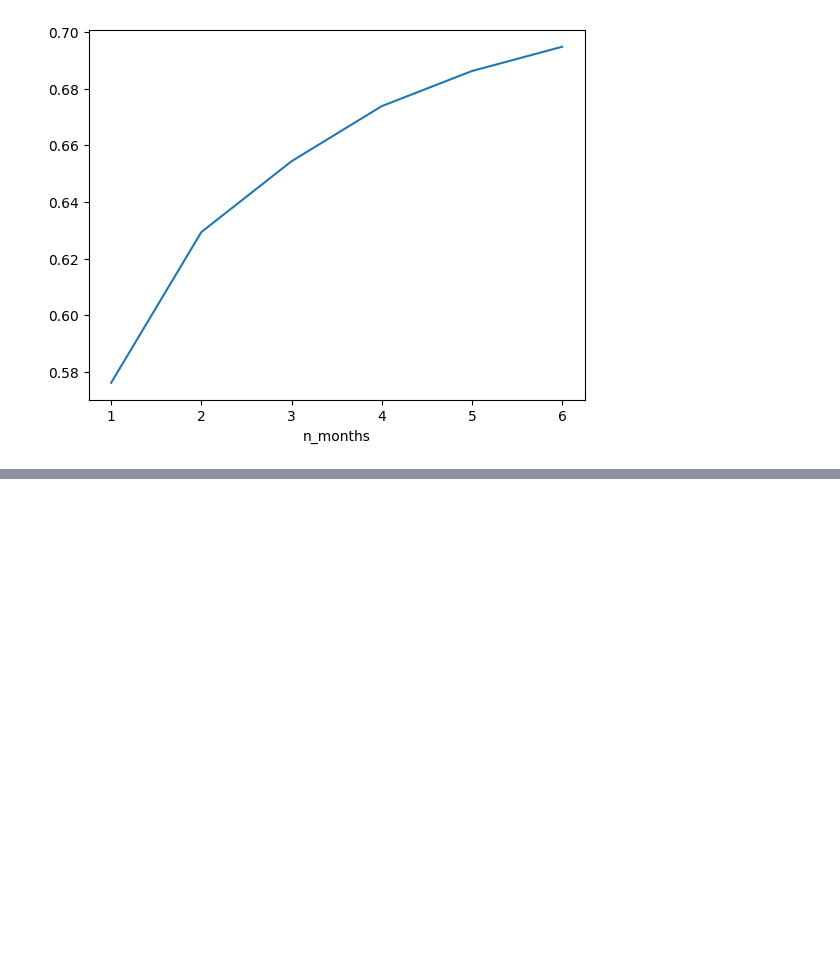
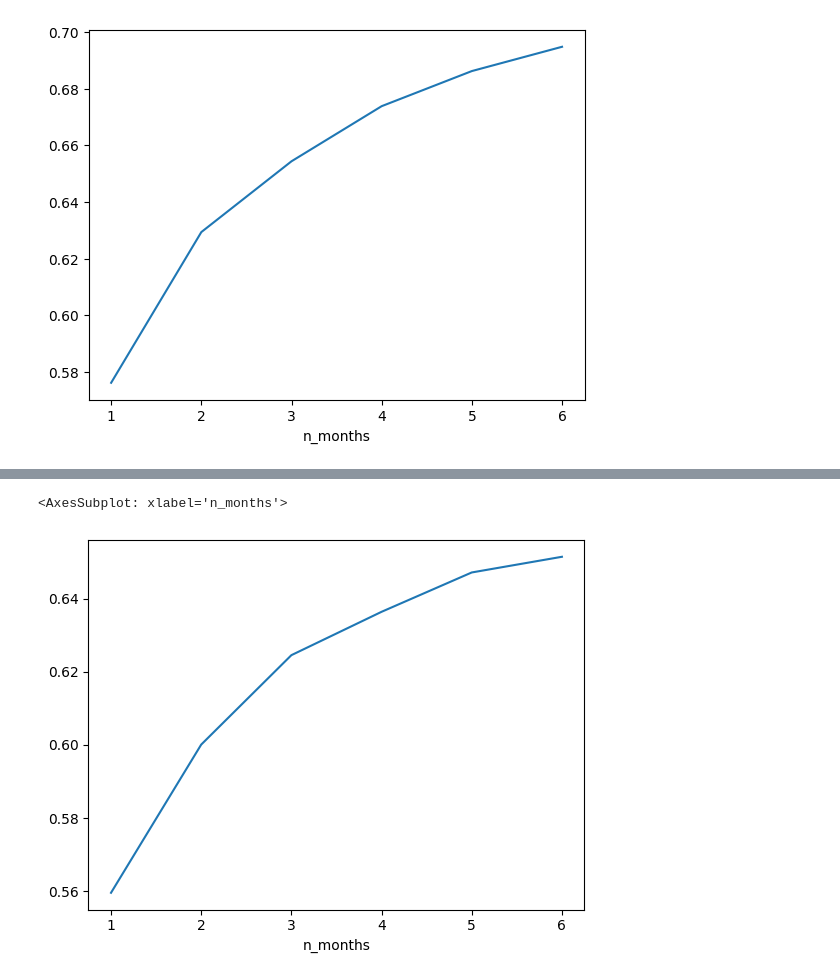
Before and after one commit to PavelSyomin/crop-classification, a Jupyter notebook: Crop Classification.ipynb, the cells around one changed output, grey strips where cells are left out. Drawn from its saved outputs; the diff is of its cells as text; code cells hidden in the pictures; blank space fills up the shorter version.

```diff
--- a/Crop Classification.ipynb
+++ b/Crop Classification.ipynb
@@ -351,0 +200,9 @@ for n_months, sequencelength in zip(range(1, 7), range(10, 70, 10)):
+# %%
+catboost_stats = []
+for n_months, sequencelength in zip(range(1, 7), range(10, 70, 10)):
+    args = TrainConfig(model="catboost",
+                       n_months=n_months,
+                       sequencelength=sequencelength,
+                       hyperparameters={"iterations": range(10, 60, 20)})
+    best_model, train_stats = train(args)
+    catboost_stats.append(train_stats)
@@ -351,0 +227,3 @@ for n_months, sequencelength in zip(range(1, 7), range(10, 70, 10)):
+# %%
+catboost_stats_df = make_stats_df(catboost_stats)
+catboost_stats_df.head()
@@ -352,3 +238,8 @@ for n_months, sequencelength in zip(range(1, 7), range(10, 70, 10)):
+# %%
+catboost_stats_df.groupby("n_months")["mean_test_accuracy"].mean().plot()
+# %% [output]
+<AxesSubplot: xlabel='n_months'>
+[figure, added]
 # %%
 xgb_stats = []
 for n_months, sequencelength in zip(range(1, 7), range(10, 70, 10)):
```
Also changed, not shown: parts of 58 cells of this notebook, 6 other files.
